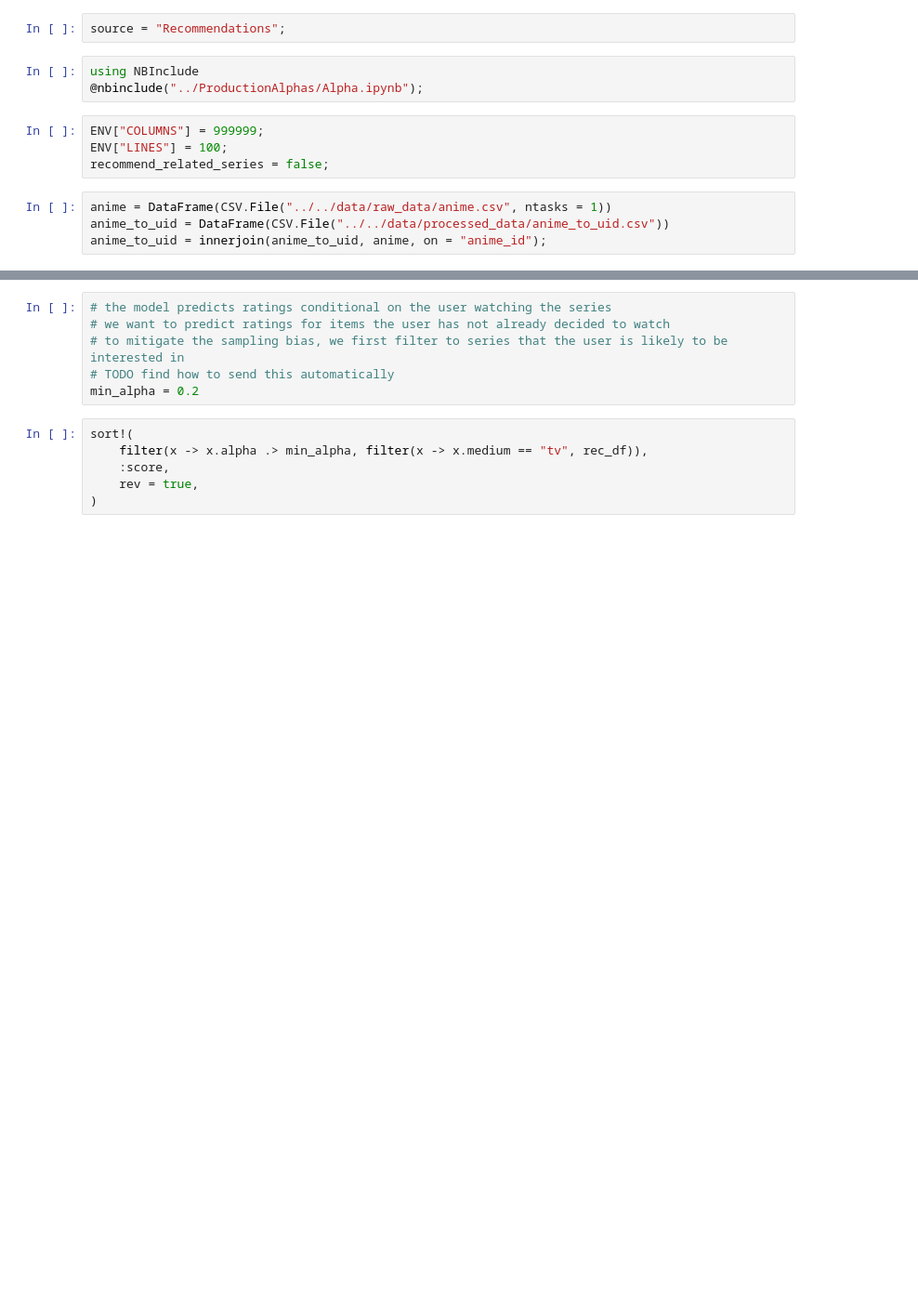
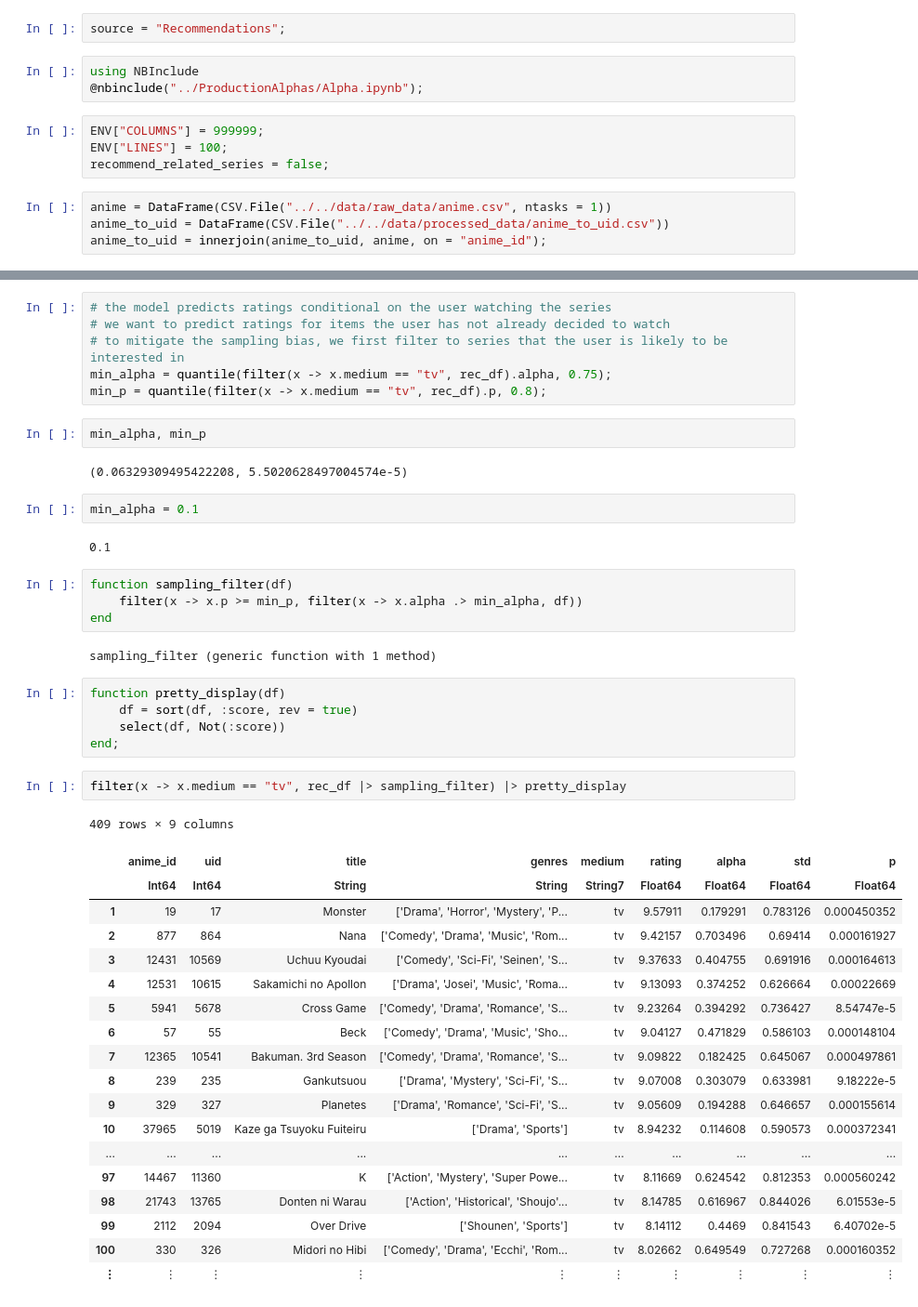
Before and after one commit to Fro116/RecommenderSystem, a Jupyter notebook: notebooks/DisplayRecs/Recommendations.ipynb, the cells around one changed output, grey strips where cells are left out. Shown at 93% size. Drawn from its saved outputs; the diff is of its cells as text; blank space fills up the shorter version.

Commit message:
Turn the ANN alpha into a candidate generator

```diff
--- a/notebooks/DisplayRecs/Recommendations.ipynb
+++ b/notebooks/DisplayRecs/Recommendations.ipynb
@@ -54,12 +99,47 @@ length(get_recommendee_list().item) + length(get_implicit_list().item)
 # the model predicts ratings conditional on the user watching the series
 # we want to predict ratings for items the user has not already decided to watch
 # to mitigate the sampling bias, we first filter to series that the user is likely to be interested in
-# TODO find how to send this automatically
-min_alpha = 0.2
+min_alpha = quantile(filter(x -> x.medium == "tv", rec_df).alpha, 0.75);
+min_p = quantile(filter(x -> x.medium == "tv", rec_df).p, 0.8);
-# %%
-sort!(
-    filter(x -> x.alpha .> min_alpha, filter(x -> x.medium == "tv", rec_df)),
-    :score,
-    rev = true,
-)
+# %%
+min_alpha, min_p
+# %% [output]
+(0.06329309495422208, 5.5020628497004574e-5)
+# %%
+min_alpha = 0.1
+# %% [output]
+0.1
+# %%
+function sampling_filter(df)
+    filter(x -> x.p >= min_p, filter(x -> x.alpha .> min_alpha, df))
+end
+# %% [output]
+sampling_filter (generic function with 1 method)
+# %%
+function pretty_display(df)
+    df = sort(df, :score, rev = true)
+    select(df, Not(:score))
+end;
+# %%
+filter(x -> x.medium == "tv", rec_df |> sampling_filter) |> pretty_display
+# %% [output]
+409 rows × 9 columns
+|  | anime_id | uid | title | genres | medium | rating | alpha | std | p |
+|  | Int64 | Int64 | String | String | String7 | Float64 | Float64 | Float64 | Float64 |
+| 1 | 19 | 17 | Monster | ['Drama', 'Horror', 'Mystery', 'P... | tv | 9.57911 | 0.179291 | 0.783126 | 0.000450352 |
+| 2 | 877 | 864 | Nana | ['Comedy', 'Drama', 'Music', 'Rom... | tv | 9.42157 | 0.703496 | 0.69414 | 0.000161927 |
+| 3 | 12431 | 10569 | Uchuu Kyoudai | ['Comedy', 'Sci-Fi', 'Seinen', 'S... | tv | 9.37633 | 0.404755 | 0.691916 | 0.000164613 |
+| 4 | 12531 | 10615 | Sakamichi no Apollon | ['Drama', 'Josei', 'Music', 'Roma... | tv | 9.13093 | 0.374252 | 0.626664 | 0.00022669 |
+| 5 | 5941 | 5678 | Cross Game | ['Comedy', 'Drama', 'Romance', 'S... | tv | 9.23264 | 0.394292 | 0.736427 | 8.54747e-5 |
+| 6 | 57 | 55 | Beck | ['Comedy', 'Drama', 'Music', 'Sho... | tv | 9.04127 | 0.471829 | 0.586103 | 0.000148104 |
+| 7 | 12365 | 10541 | Bakuman. 3rd Season | ['Comedy', 'Drama', 'Romance', 'S... | tv | 9.09822 | 0.182425 | 0.645067 | 0.000497861 |
+| 8 | 239 | 235 | Gankutsuou | ['Drama', 'Mystery', 'Sci-Fi', 'S... | tv | 9.07008 | 0.303079 | 0.633981 | 9.18222e-5 |
+| 9 | 329 | 327 | Planetes | ['Drama', 'Romance', 'Sci-Fi', 'S... | tv | 9.05609 | 0.194288 | 0.646657 | 0.000155614 |
+| 10 | 37965 | 5019 | Kaze ga Tsuyoku Fuiteiru | ['Drama', 'Sports'] | tv | 8.94232 | 0.114608 | 0.590573 | 0.000372341 |
+| ... | ... | ... | ... | ... | ... | ... | ... | ... | ... |
+| 97 | 14467 | 11360 | K | ['Action', 'Mystery', 'Super Powe... | tv | 8.11669 | 0.624542 | 0.812353 | 0.000560242 |
+| 98 | 21743 | 13765 | Donten ni Warau | ['Action', 'Historical', 'Shoujo'... | tv | 8.14785 | 0.616967 | 0.844026 | 6.01553e-5 |
+| 99 | 2112 | 2094 | Over Drive | ['Shounen', 'Sports'] | tv | 8.14112 | 0.4469 | 0.841543 | 6.40702e-5 |
+| 100 | 330 | 326 | Midori no Hibi | ['Comedy', 'Drama', 'Ecchi', 'Rom... | tv | 8.02662 | 0.649549 | 0.727268 | 0.000160352 |
+| ⋮ | ⋮ | ⋮ | ⋮ | ⋮ | ⋮ | ⋮ | ⋮ | ⋮ | ⋮ |
 # %%
```
Also changed, not shown: parts of 13 cells of this notebook, 4 other files.
